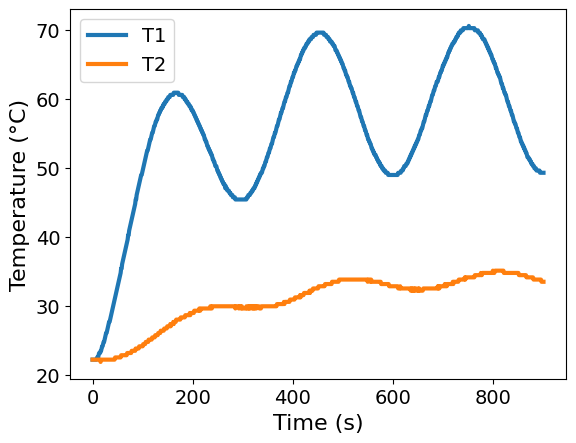
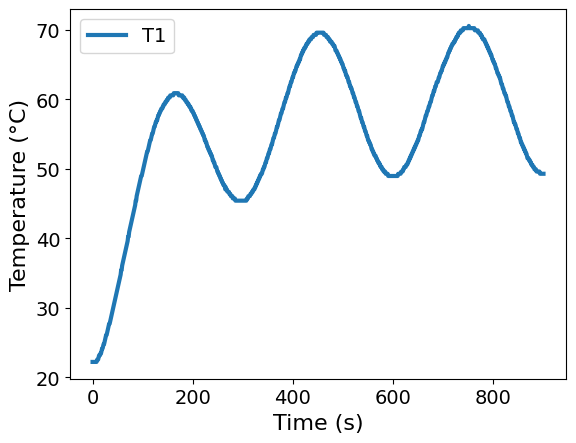
Code edit (unified diff) that turned the first committed figure into the second:
--- before
+++ after
@@ -1 +1 @@
-ax = df.plot(x='Time', y=['T1', 'T2'], xlabel='Time (s)', ylabel='Temperature (°C)')
+ax = df.plot(x='Time', y=['T1'], xlabel='Time (s)', ylabel='Temperature (°C)')

Commit: Minor section title formatting